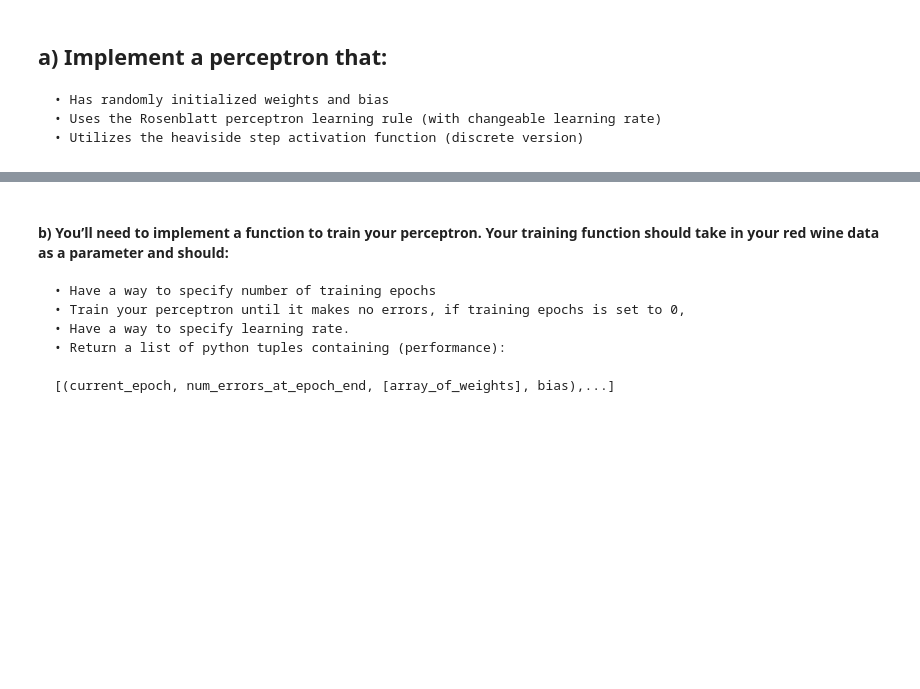
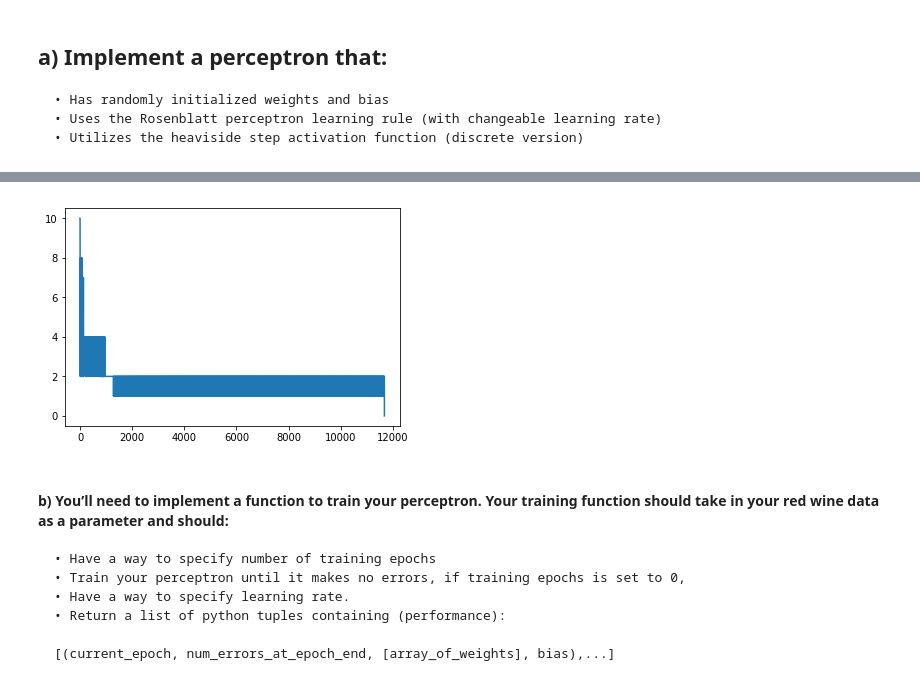
Before and after one commit to VoronaMV/ft_sommilier, a Jupyter notebook: ft_sommilier.ipynb, the cells around one changed output, grey strips where cells are left out. Saved outputs shown, nothing was run; the diff lists cells and outputs as text; code cells hidden in the pictures; blank space fills up the shorter version.

```diff
--- a/ft_sommilier.ipynb
+++ b/ft_sommilier.ipynb
@@ -166,6 +101,0 @@ def train_weights(train, l_rate, n_epoch):
-# %%
-dataset =
-l_rate = 0.01
-n_epoch = 20000
-weights = train_weights(dataset.values, l_rate, n_epoch)
-print('weights', weights)
@@ -173,0 +162,9 @@ SyntaxError: invalid syntax (<ipython-input-9-3bcf9c6ea265>, line 1)
+# %%
+random.seed(3)
+
+dataset = red_wine_data[(red_wine_data['quality'] >=8) | (red_wine_data['quality'] <= 3)]
+dataset['y'] = dataset.apply(lambda data: 1.0 if data['quality'] >= 8 else 0.0, axis=1)
+dataset = dataset[['alcohol', 'pH', 'y']]
+
+p = Perseptron(0.01, 0, dataset.values)
+result_data = p.train_perceptron()
@@ -174,3 +193,10 @@ SyntaxError: invalid syntax (<ipython-input-9-3bcf9c6ea265>, line 1)
+# %%
+errors = [elem[1] for elem in result_data]
+epochs = [elem[0] for elem in result_data]
+plt.plot(epochs, errors)
+plt.show()
+# %% [output]
+[figure, added]
 # %% [markdown]
 #### b) You’ll need to implement a function to train your perceptron. Your training function should take in your red wine data as a parameter and should:
     • Have a way to specify number of training epochs
```
Also changed, not shown: parts of 21 cells of this notebook.
